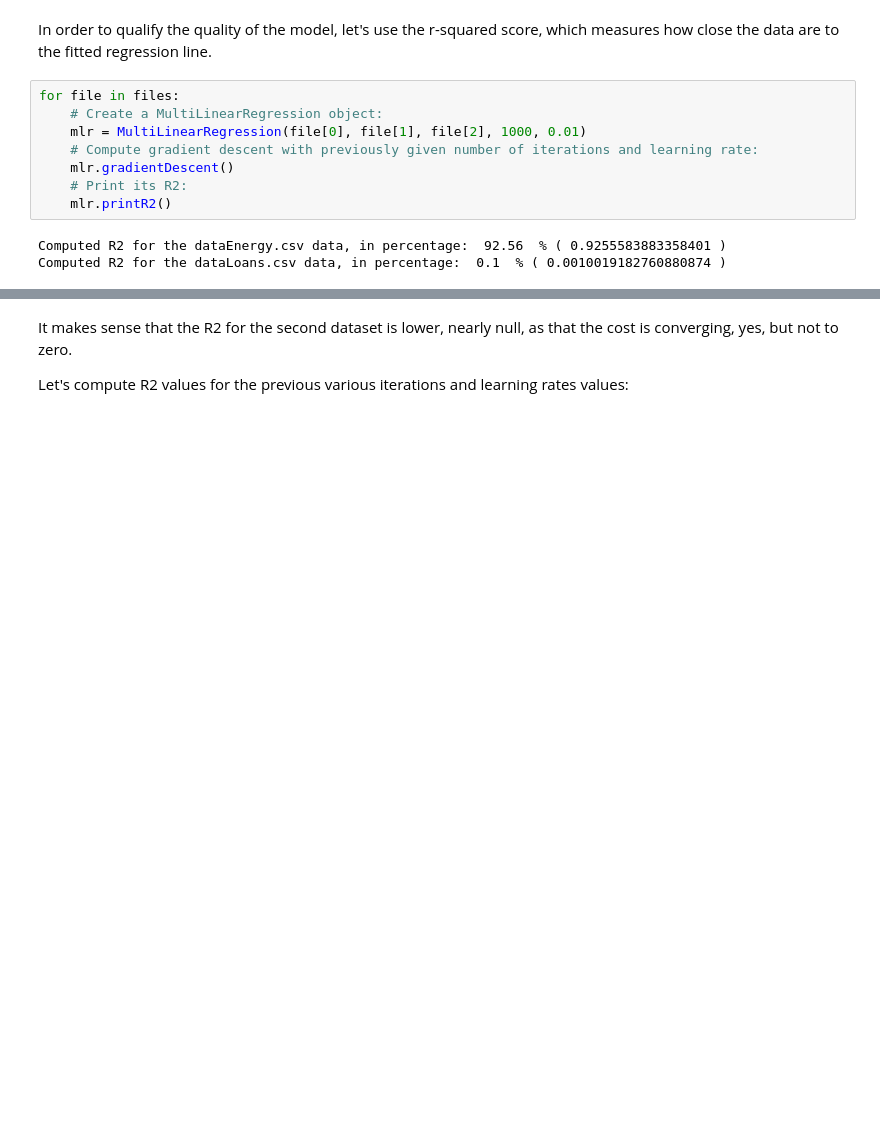
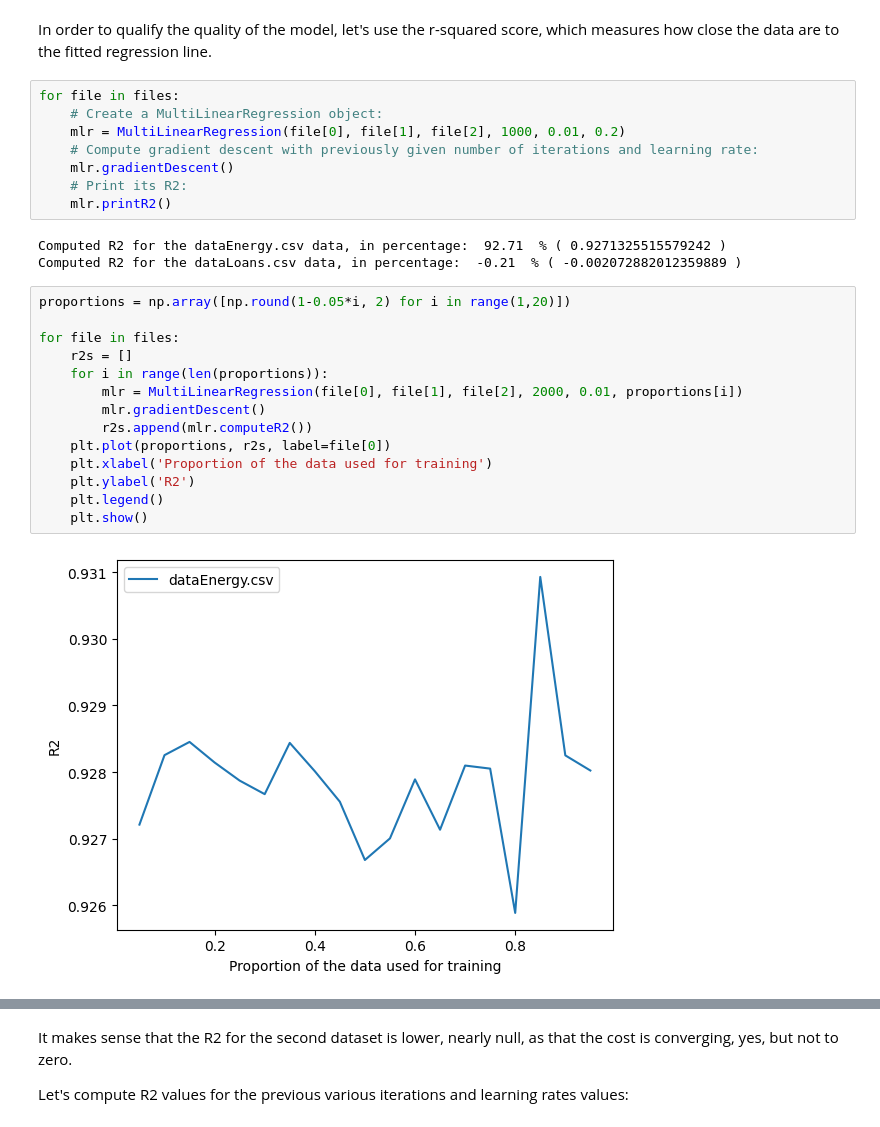
Before and after one commit to Hnshlr/ajap-assignment, a Jupyter notebook: main.ipynb, the cells around one changed output, grey strips where cells are left out. Cells and saved outputs as stored; diff of their text form; blank space fills up the shorter version.

```diff
--- a/main.ipynb
+++ b/main.ipynb
@@ -372,11 +372,27 @@ In order to qualify the quality of the model, let's use the r-squared score, whi
 # %%
 for file in files:
     # Create a MultiLinearRegression object:
-    mlr = MultiLinearRegression(file[0], file[1], file[2], 1000, 0.01)
+    mlr = MultiLinearRegression(file[0], file[1], file[2], 1000, 0.01, 0.2)
     # Compute gradient descent with previously given number of iterations and learning rate:
     mlr.gradientDescent()
     # Print its R2:
     mlr.printR2()
 # %% [output]
-Computed R2 for the dataEnergy.csv data, in percentage:  92.56  % ( 0.9255583883358401 )
-Computed R2 for the dataLoans.csv data, in percentage:  0.1  % ( 0.0010019182760880874 )
+Computed R2 for the dataEnergy.csv data, in percentage:  92.71  % ( 0.9271325515579242 )
+Computed R2 for the dataLoans.csv data, in percentage:  -0.21  % ( -0.002072882012359889 )
+# %%
+proportions = np.array([np.round(1-0.05*i, 2) for i in range(1,20)])
+
+for file in files:
+    r2s = []
+    for i in range(len(proportions)):
+        mlr = MultiLinearRegression(file[0], file[1], file[2], 2000, 0.01, proportions[i])
+        mlr.gradientDescent()
+        r2s.append(mlr.computeR2())
+    plt.plot(proportions, r2s, label=file[0])
+    plt.xlabel('Proportion of the data used for training')
+    plt.ylabel('R2')
+    plt.legend()
+    plt.show()
+# %% [output]
+[figure, added]
```
Also changed, not shown: parts of 3 cells of this notebook.
